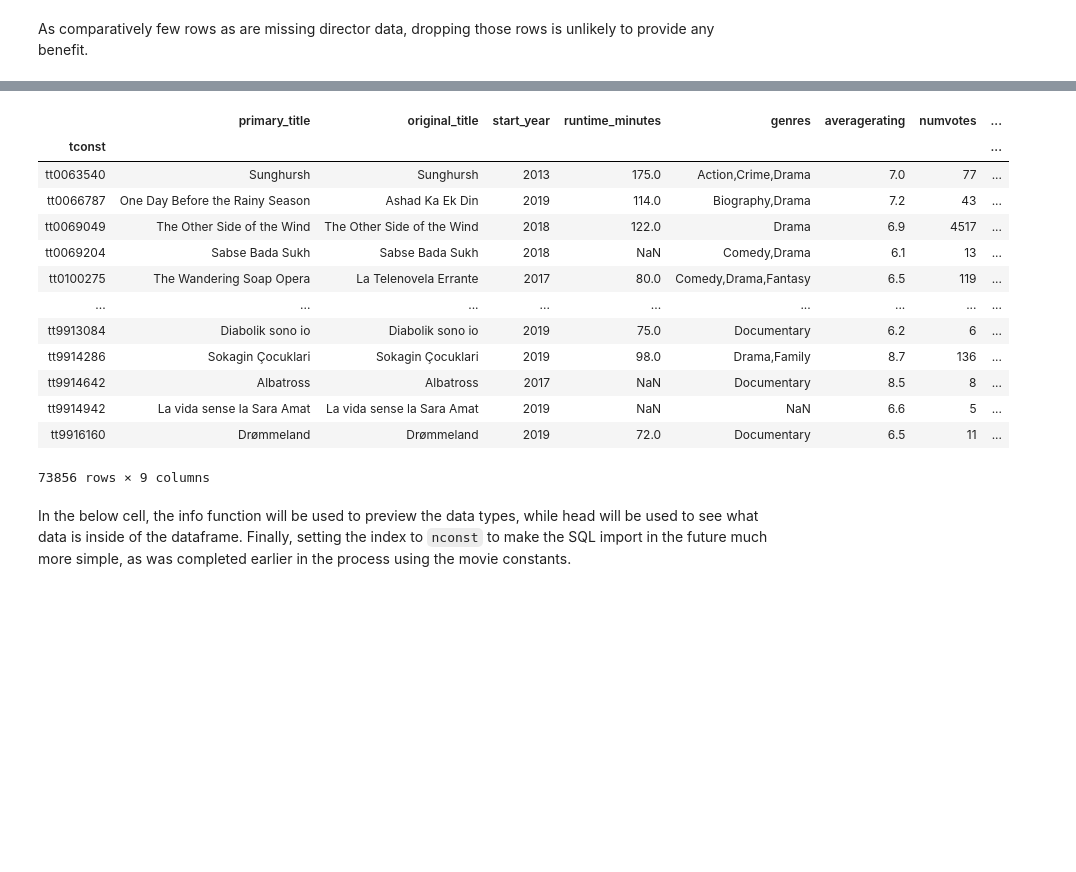
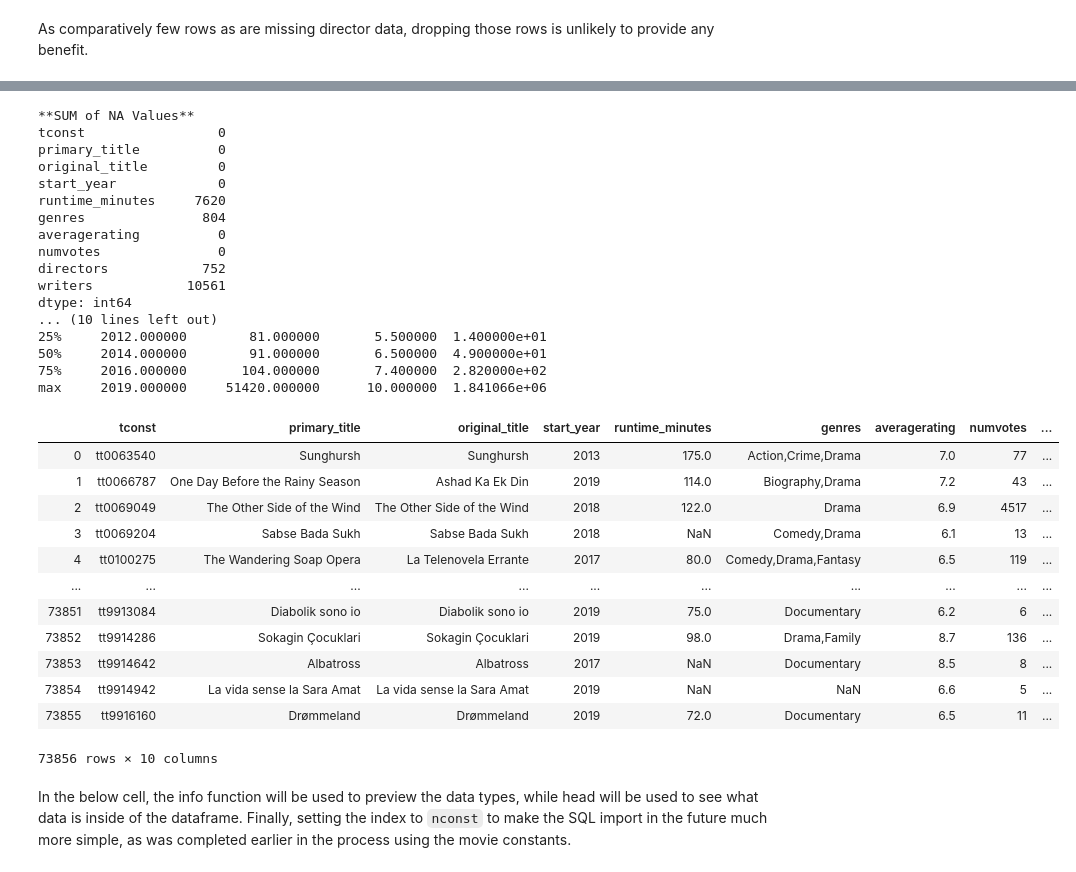
Before and after one commit to cam-benfield/EDA-Project, a Jupyter notebook: student.ipynb, the cells around one changed output, grey strips where cells are left out. Cells and saved outputs as stored; diff of their text form; code cells hidden in the pictures; blank space fills up the shorter version.

```diff
--- a/student.ipynb
+++ b/student.ipynb
@@ -228,3 +285,4 @@ im_ratings_df.set_index('tconst')
 # %%
 # Quickly check dataframe for duplicates and null values:
-# quick_check(im_basics_df)
+quick_check(im_basics_df)
+im_basics_df.set_index('tconst')
@@ -231,26 +321,42 @@ im_ratings_df.set_index('tconst')
 # %%
 # Merging ratings and crew dataframes
 im_basics_df = pd.merge(im_basics_df, im_ratings_df, on='tconst')
 im_basics_df = pd.merge(im_basics_df, im_crew_df, on='tconst')
 # Setting index to tconst
 im_basics_df.set_index('tconst')
 # Quickly check dataframe for duplicates and null values:
-# quick_check(im_basics_df)
+quick_check(im_basics_df)
 # %% [output]
+**SUM of NA Values**
+tconst                 0
+primary_title          0
+original_title         0
+start_year             0
+runtime_minutes     7620
+genres               804
+averagerating          0
+numvotes               0
+directors            752
+writers            10561
+dtype: int64
+... (10 lines left out)
+25%     2012.000000        81.000000       5.500000  1.400000e+01
+50%     2014.000000        91.000000       6.500000  4.900000e+01
+75%     2016.000000       104.000000       7.400000  2.820000e+02
+max     2019.000000     51420.000000      10.000000  1.841066e+06
-|  | primary_title | original_title | start_year | runtime_minutes | genres | averagerating | numvotes | ... |
-| tconst |  |  |  |  |  |  |  | ... |
-| tt0063540 | Sunghursh | Sunghursh | 2013 | 175.0 | Action,Crime,Drama | 7.0 | 77 | ... |
-| tt0066787 | One Day Before the Rainy Season | Ashad Ka Ek Din | 2019 | 114.0 | Biography,Drama | 7.2 | 43 | ... |
-| tt0069049 | The Other Side of the Wind | The Other Side of the Wind | 2018 | 122.0 | Drama | 6.9 | 4517 | ... |
-| tt0069204 | Sabse Bada Sukh | Sabse Bada Sukh | 2018 | NaN | Comedy,Drama | 6.1 | 13 | ... |
-| tt0100275 | The Wandering Soap Opera | La Telenovela Errante | 2017 | 80.0 | Comedy,Drama,Fantasy | 6.5 | 119 | ... |
-| ... | ... | ... | ... | ... | ... | ... | ... | ... |
-| tt9913084 | Diabolik sono io | Diabolik sono io | 2019 | 75.0 | Documentary | 6.2 | 6 | ... |
-| tt9914286 | Sokagin Çocuklari | Sokagin Çocuklari | 2019 | 98.0 | Drama,Family | 8.7 | 136 | ... |
-| tt9914642 | Albatross | Albatross | 2017 | NaN | Documentary | 8.5 | 8 | ... |
-| tt9914942 | La vida sense la Sara Amat | La vida sense la Sara Amat | 2019 | NaN | NaN | 6.6 | 5 | ... |
-| tt9916160 | Drømmeland | Drømmeland | 2019 | 72.0 | Documentary | 6.5 | 11 | ... |
+|  | tconst | primary_title | original_title | start_year | runtime_minutes | genres | averagerating | numvotes | ... |
+| 0 | tt0063540 | Sunghursh | Sunghursh | 2013 | 175.0 | Action,Crime,Drama | 7.0 | 77 | ... |
+| 1 | tt0066787 | One Day Before the Rainy Season | Ashad Ka Ek Din | 2019 | 114.0 | Biography,Drama | 7.2 | 43 | ... |
+| 2 | tt0069049 | The Other Side of the Wind | The Other Side of the Wind | 2018 | 122.0 | Drama | 6.9 | 4517 | ... |
+| 3 | tt0069204 | Sabse Bada Sukh | Sabse Bada Sukh | 2018 | NaN | Comedy,Drama | 6.1 | 13 | ... |
+| 4 | tt0100275 | The Wandering Soap Opera | La Telenovela Errante | 2017 | 80.0 | Comedy,Drama,Fantasy | 6.5 | 119 | ... |
+| ... | ... | ... | ... | ... | ... | ... | ... | ... | ... |
+| 73851 | tt9913084 | Diabolik sono io | Diabolik sono io | 2019 | 75.0 | Documentary | 6.2 | 6 | ... |
+| 73852 | tt9914286 | Sokagin Çocuklari | Sokagin Çocuklari | 2019 | 98.0 | Drama,Family | 8.7 | 136 | ... |
+| 73853 | tt9914642 | Albatross | Albatross | 2017 | NaN | Documentary | 8.5 | 8 | ... |
+| 73854 | tt9914942 | La vida sense la Sara Amat | La vida sense la Sara Amat | 2019 | NaN | NaN | 6.6 | 5 | ... |
+| 73855 | tt9916160 | Drømmeland | Drømmeland | 2019 | 72.0 | Documentary | 6.5 | 11 | ... |
-73856 rows × 9 columns
+73856 rows × 10 columns
 # %% [markdown]
 In the below cell, the info function will be used to preview the data types, while head will be used to see what data is inside of the dataframe. Finally, setting the index to `nconst` to make the SQL import in the future much more simple, as was completed earlier in the process using the movie constants.
 # %%
```
Also changed, not shown: parts of 24 cells of this notebook.
